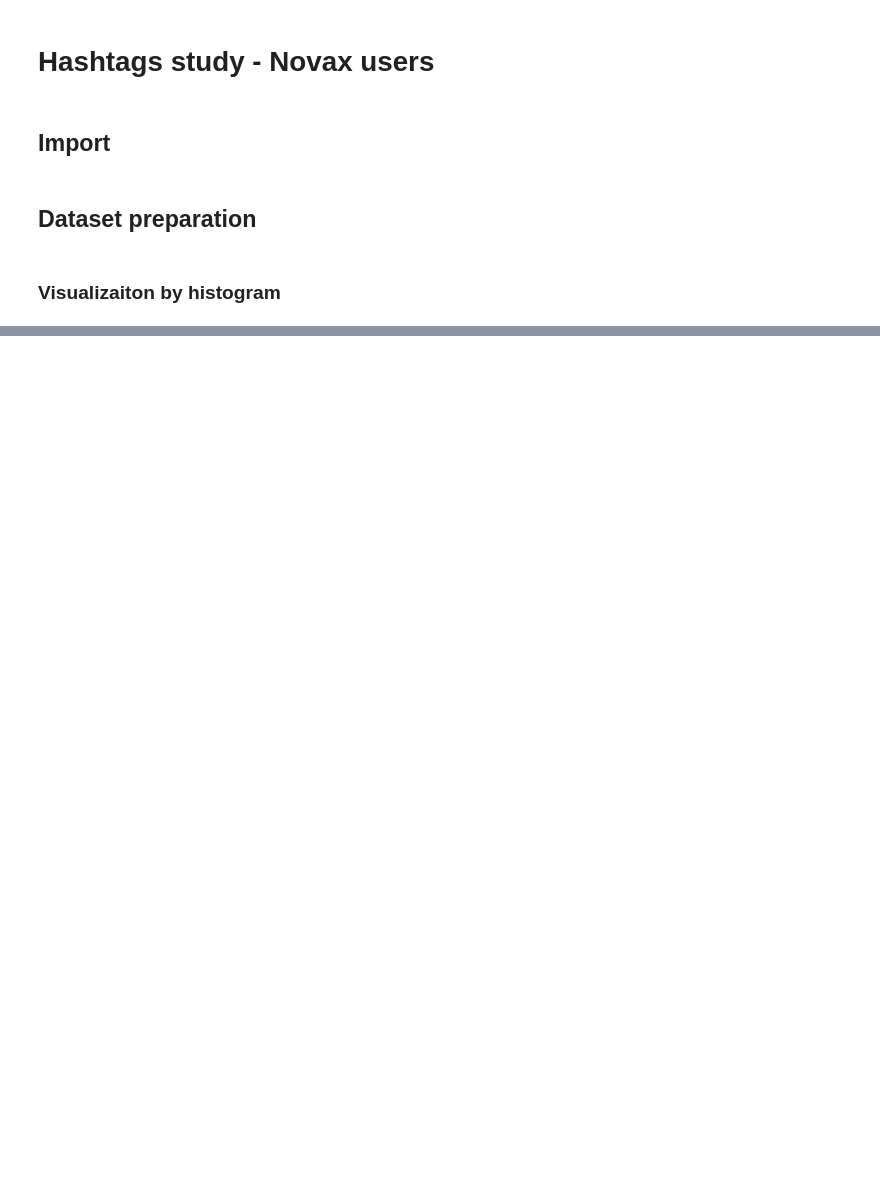
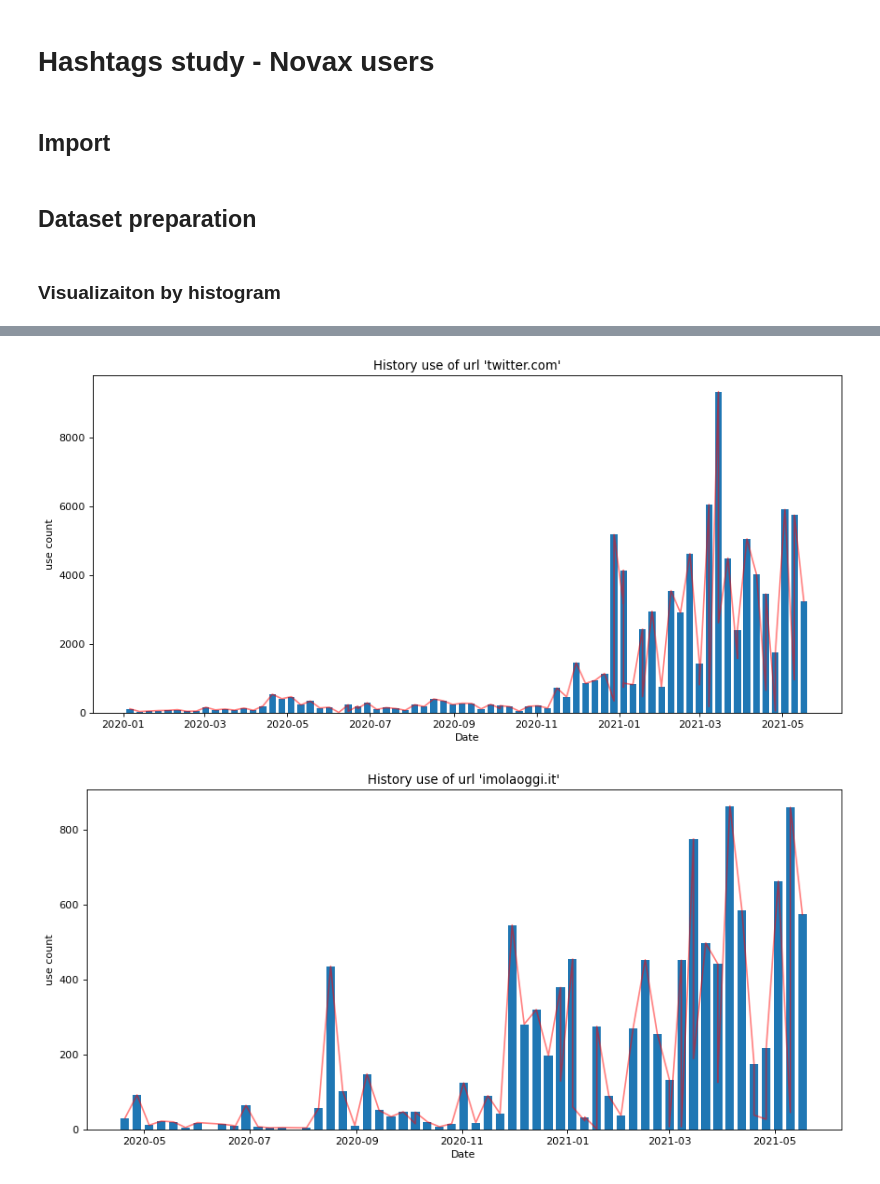
Before and after one commit to giada-c/twitterStudy, a Jupyter notebook: 4_URL_study/URL_study-Novax_users.ipynb, the cells around one changed output, grey strips where cells are left out. Saved outputs shown, nothing was run; the diff lists cells and outputs as text; code cells hidden in the pictures; blank space fills up the shorter version.

```diff
--- a/4_URL_study/URL_study-Novax_users.ipynb
+++ b/4_URL_study/URL_study-Novax_users.ipynb
@@ -60,11 +115,17 @@ fig.show()
 # %%
 #All in different graphic
 for w in dfUrls.head().index:
-    fig = go.Figure()
     mask = dfUseUrl['url'] == w
-    fig.add_trace(go.Scatter(x=dfUseUrl.loc[mask,'Week/Year'], y=dfUseUrl.loc[mask,'count'],
-                    mode='lines+markers',
-                    name=w))
-    fig.update_layout(title="History use of url '%s'"%w,xaxis_title='Date',yaxis_title='use count')
+    figure(figsize=(13, 6), dpi=80)
 
-    fig.show()
+    plt.bar(dfUseUrl.loc[mask,'Week/Year'],height=dfUseUrl.loc[mask,'count'],width=5)
+    plt.plot(dfUseUrl.loc[mask,'Week/Year'],dfUseUrl.loc[mask,'count'],color='r',alpha = 0.5)
+
+    plt.title("History use of url '%s'"%w)
+    plt.xlabel('Date')
+    plt.ylabel('use count')
+
+    plt.show()
+# %% [output]
+[figure, added]
+[figure, added]
```
Also changed, not shown: parts of 7 cells of this notebook, 47 other files.
